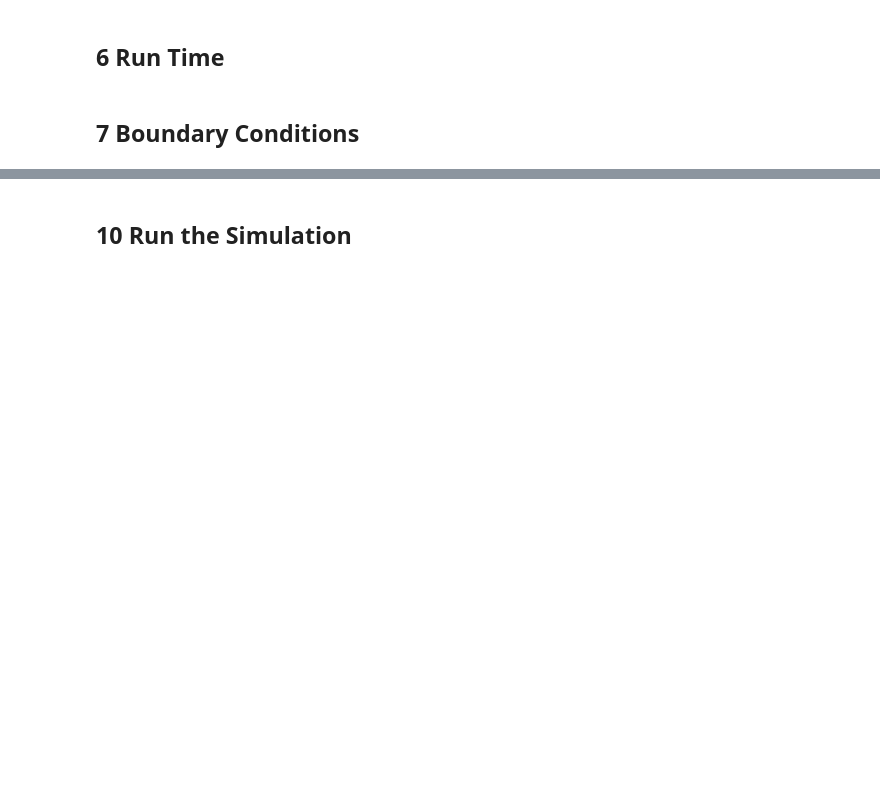
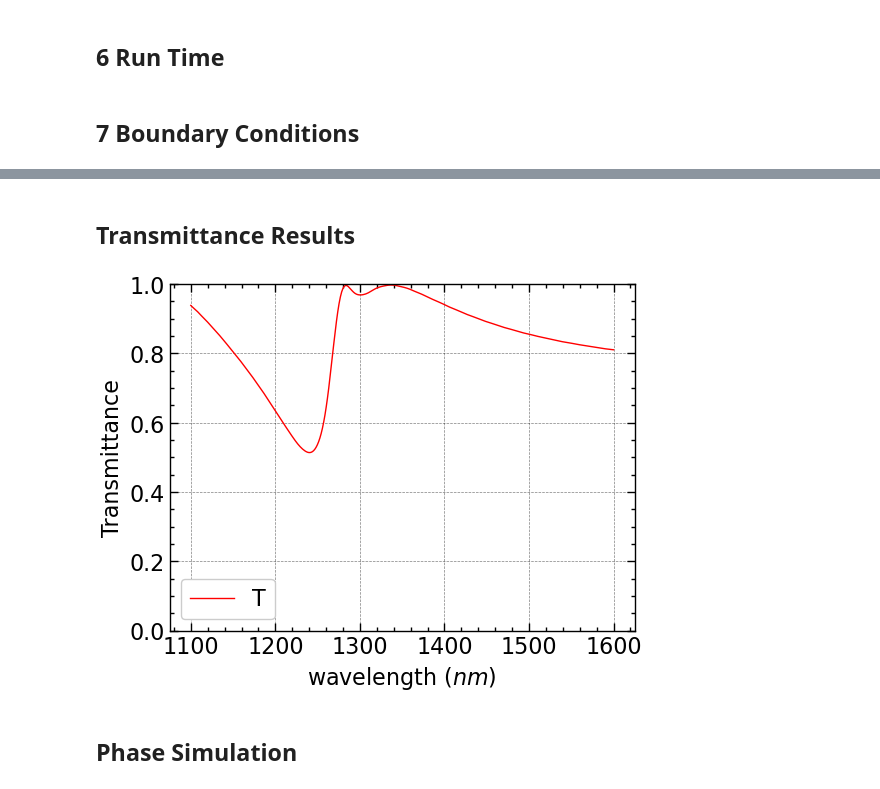
Before and after one commit to yankunm/NLO, a Jupyter notebook: huygens.ipynb, the cells around one changed output, grey strips where cells are left out. Cells and saved outputs as stored; diff of their text form; code cells hidden in the pictures; blank space fills up the shorter version.

```diff
--- a/huygens.ipynb
+++ b/huygens.ipynb
@@ -159,0 +273,3 @@ plt.savefig('huygens_structure.png', dpi=300)
+# %%
+batch = web.Batch(simulations=sims, verbose=True)
+batch_data = batch.run(path_dir="data/huygens5a")
@@ -160,2 +288,19 @@ plt.savefig('huygens_structure.png', dpi=300)
+# %% [markdown]
+## Transmittance Results
+# %%
+# this uses scienceplots to make plots look better
+plt.style.use(['science', 'notebook', 'grid'])
+T = batch_data["actual"]["flux_monitor"].flux / batch_data["norm"]["flux_monitor"].flux
+# %%
+# plot transmission, compare to paper results, look similar
+fig, ax = plt.subplots(1, 1, figsize=(6, 4.5))
+plt.plot(td.C_0 / fr.freqs(N) * 1000, np.abs(T)**2, "r", lw=1, label="T")
+plt.xlabel(r"wavelength ($nm$)")
+plt.ylabel("Transmittance")
+plt.ylim(0, 1)
+plt.legend()
+plt.show()
+# %% [output]
+[figure, added]
 # %% [markdown]
-## 10 Run the Simulation
+## Phase Simulation
```
Also changed, not shown: parts of 56 cells of this notebook, 47 other files.
